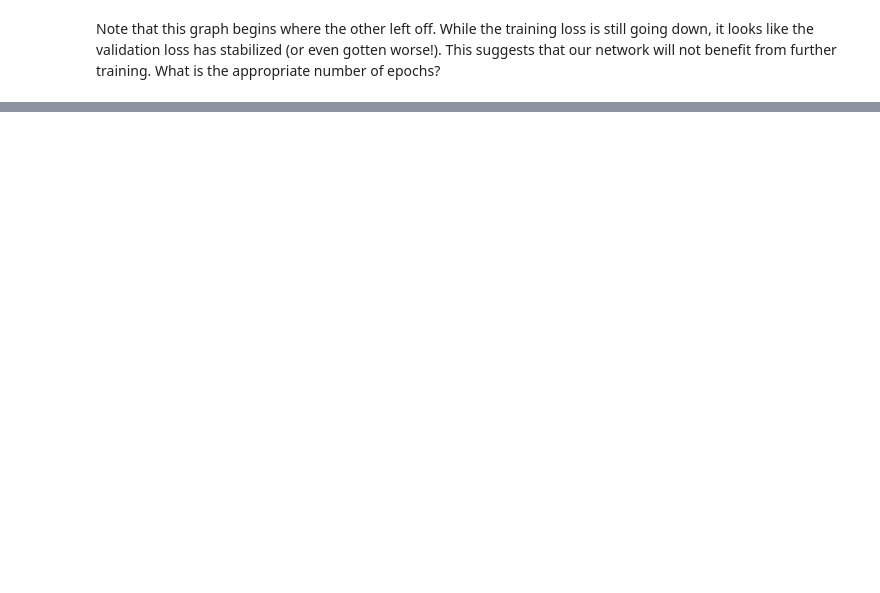
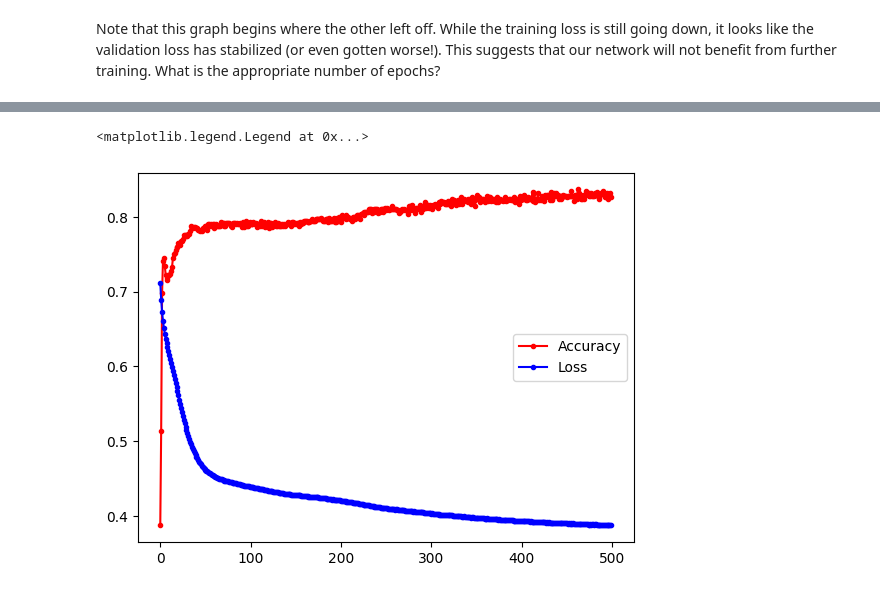
Before and after one commit to Unchana19/deep-learning, a Jupyter notebook: 04_Keras_First_NN_HW.ipynb, the cells around one changed output, grey strips where cells are left out. Cells and saved outputs as stored; diff of their text form; code cells hidden in the pictures; blank space fills up the shorter version.

```diff
--- a/04_Keras_First_NN_HW.ipynb
+++ b/04_Keras_First_NN_HW.ipynb
@@ -315,0 +377,7 @@ Note that this graph begins where the other left off.  While the training loss i
+# %%
+model_3 = Sequential([
+    Dense(5, input_shape=(8,), activation="relu"),
+    Dense(5, input_shape=(8,), activation="relu"),
+    Dense(5, input_shape=(8,), activation="relu"),
+    Dense(1, activation="sigmoid")
+])
@@ -315,0 +404,11 @@ Note that this graph begins where the other left off.  While the training loss i
+# %%
+# Fit(Train) the Model
+
+# Compile the model with Optimizer, Loss Function and Metrics
+# Roc-Auc is not available in Keras as an off the shelf metric yet, so we will skip it here.
+
+model_3.compile(optimizer=SGD(learning_rate=0.005), loss="binary_crossentropy", metrics=["accuracy"])
+
+run_hist_3 = model_3.fit(X_train_norm, y_train, validation_data=(X_test_norm, y_test), epochs=500, batch_size=10)
+# the fit function returns the run history.
+# It is very convenient, as it contains information about the model fit, iterations etc.
@@ -315,0 +433,8 @@ Note that this graph begins where the other left off.  While the training loss i
+# %%
+fig, ax = plt.subplots()
+ax.plot(run_hist_3.history["accuracy"],'r', marker='.', label="Accuracy")
+ax.plot(run_hist_3.history["loss"],'b', marker='.', label="Loss")
+ax.legend()
+# %% [output]
+<matplotlib.legend.Legend at 0x...>
+[figure, added]
```
Also changed, not shown: parts of 15 cells of this notebook.
